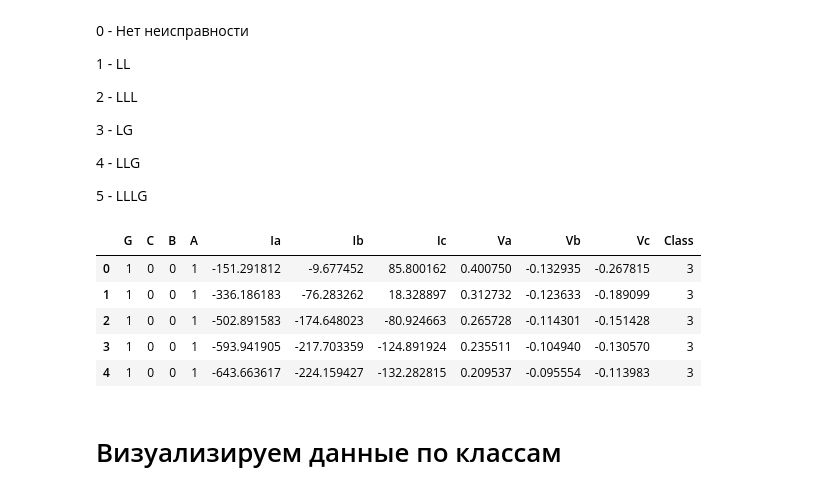
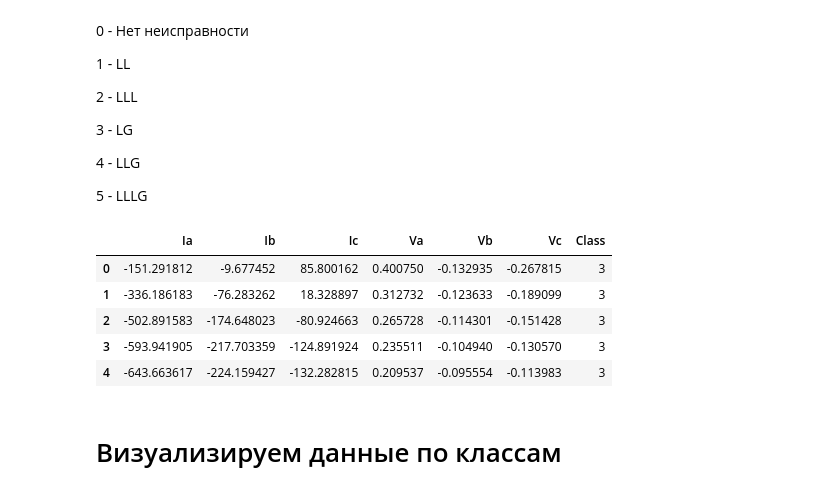
Before and after one commit to KoJl9lH-59rus/ML_FINAL, a Jupyter notebook: Итоговая работа по Технологиям Машинного обучения.ipynb, the cells around one changed output. Saved outputs shown, nothing was run; the diff lists cells and outputs as text; code cells hidden in the pictures.

```diff
--- a/Итоговая работа по Технологиям Машинного обучения.ipynb
+++ b/Итоговая работа по Технологиям Машинного обучения.ipynb
@@ -146,29 +143,30 @@ dataset.describe()
 # %%
 fault_mapping = {
     (0,0,0,0): 0, # Нет неисправности
     (0,0,1,1): 1, # Неисправность LL
     (0,1,0,1): 1, # Неисправность LL
     (0,1,1,0): 1, # Неисправность LL
     (0,1,1,1): 2, # Неисправность LLL
     (1,0,0,1): 3, # Неисправность LG
     (1,0,1,0): 3, # Неисправность LG
     (1,0,1,1): 4, # Неисправность LLG
     (1,1,0,0): 3, # Неисправность LG
     (1,1,0,1): 4, # Неисправность LLG
     (1,1,1,0): 4, # Неисправность LLG
     (1,1,1,1): 5,  # Неисправность LLLG
 }
 
 # Применяем замену
 dataset['Class'] = dataset[['G', 'C', 'B', 'A']].apply(lambda x: fault_mapping[tuple(x)], axis=1)
+dataset = dataset.drop(columns=['G', 'C', 'B', 'A'])
 dataset.head()
 # %% [output]
-|  | G | C | B | A | Ia | Ib | Ic | Va | Vb | Vc | Class |
-| 0 | 1 | 0 | 0 | 1 | -151.291812 | -9.677452 | 85.800162 | 0.400750 | -0.132935 | -0.267815 | 3 |
-| 1 | 1 | 0 | 0 | 1 | -336.186183 | -76.283262 | 18.328897 | 0.312732 | -0.123633 | -0.189099 | 3 |
-| 2 | 1 | 0 | 0 | 1 | -502.891583 | -174.648023 | -80.924663 | 0.265728 | -0.114301 | -0.151428 | 3 |
-| 3 | 1 | 0 | 0 | 1 | -593.941905 | -217.703359 | -124.891924 | 0.235511 | -0.104940 | -0.130570 | 3 |
-| 4 | 1 | 0 | 0 | 1 | -643.663617 | -224.159427 | -132.282815 | 0.209537 | -0.095554 | -0.113983 | 3 |
+|  | Ia | Ib | Ic | Va | Vb | Vc | Class |
+| 0 | -151.291812 | -9.677452 | 85.800162 | 0.400750 | -0.132935 | -0.267815 | 3 |
+| 1 | -336.186183 | -76.283262 | 18.328897 | 0.312732 | -0.123633 | -0.189099 | 3 |
+| 2 | -502.891583 | -174.648023 | -80.924663 | 0.265728 | -0.114301 | -0.151428 | 3 |
+| 3 | -593.941905 | -217.703359 | -124.891924 | 0.235511 | -0.104940 | -0.130570 | 3 |
+| 4 | -643.663617 | -224.159427 | -132.282815 | 0.209537 | -0.095554 | -0.113983 | 3 |
 # %% [markdown]
 # Визуализируем данные по классам
 # %%
```
Also changed, not shown: parts of 9 cells of this notebook.
